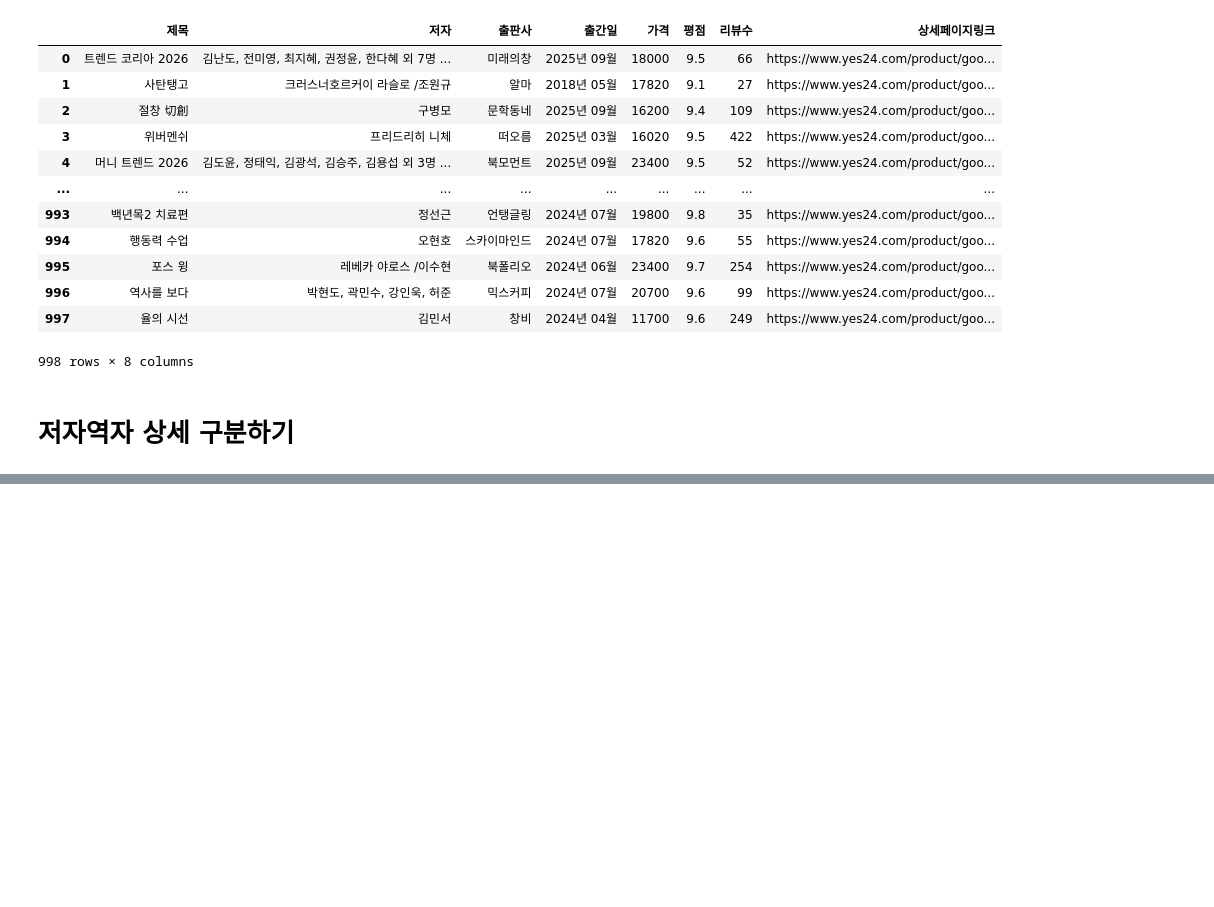
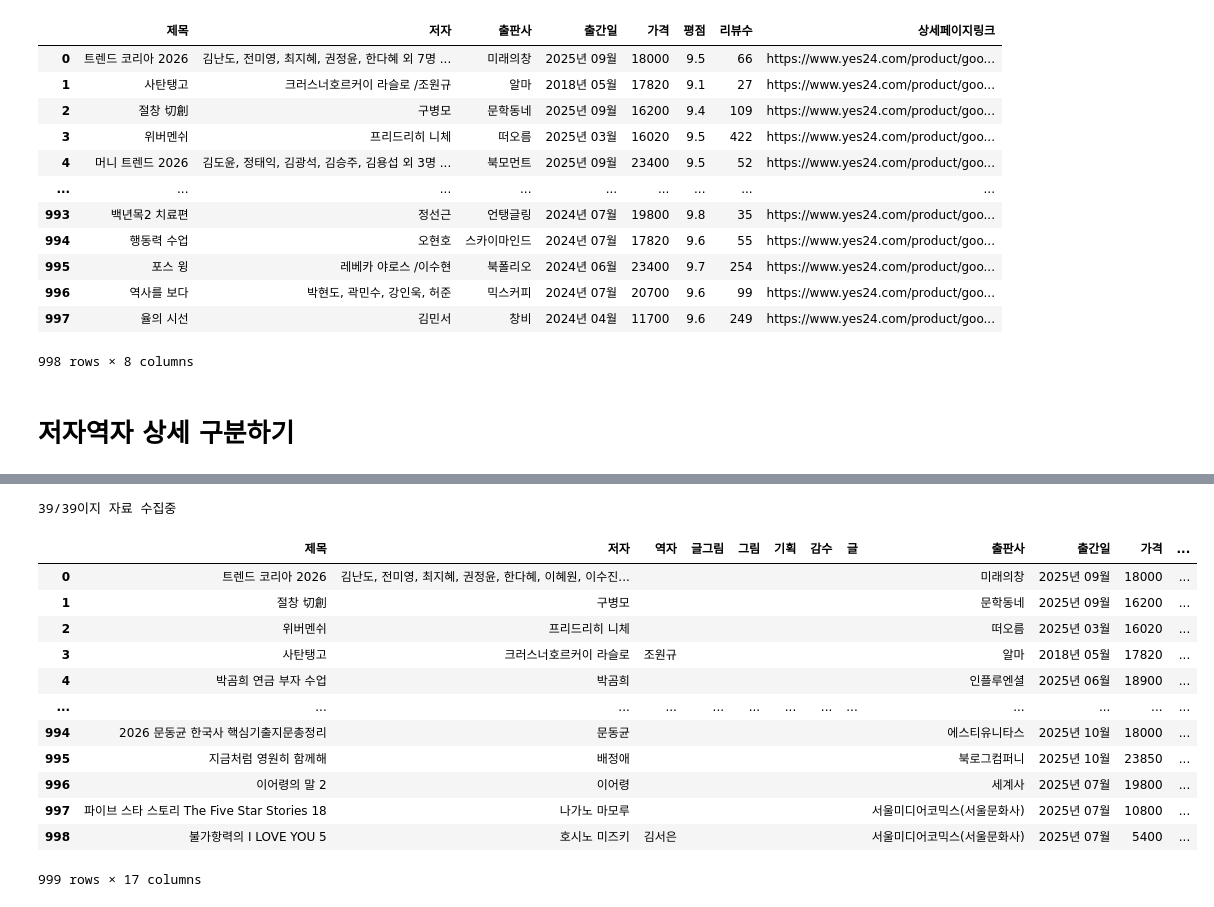
Before and after one commit to haram4th/fintech3, a Jupyter notebook: 05datascraping/07정적웹페이지 수집하기_yes24베스트셀러 자료 수집하기.ipynb, the cells around one changed output, grey strips where cells are left out. Drawn from its saved outputs; the diff is of its cells as text; code cells hidden in the pictures; blank space fills up the shorter version.

```diff
--- a/05datascraping/07정적웹페이지 수집하기_yes24베스트셀러 자료 수집하기.ipynb
+++ b/05datascraping/07정적웹페이지 수집하기_yes24베스트셀러 자료 수집하기.ipynb
@@ -353,0 +357,12 @@ book_list[58].select_one(".authPub.info_auth").text
+# %%
+url = "https://www.yes24.com/product/category/bestseller"
+payload = dict(categoryNumber="001", pageNumber=1, pageSize=120)
+r = requests.get(url, params=payload)
+#     print(r.url)
+#     print(r.status_code)
+response = bs(r.content, 'lxml')
+book_list = response.select("#yesBestList > li")
+# %%
+def text_clean(text):
+    text = text.replace("\n", "").replace("\r", "").replace("저", "").replace("역", "").strip()
+    return text
@@ -353,0 +408,58 @@ book_list[58].select_one(".authPub.info_auth").text
+# %%
+def detail_extraction(url):
+    r =requests.get(url)
+    soup = bs(r.content, 'lxml')
+    book_page = soup.select_one(".infoSetCont_wrap > div > table > tbody > tr:nth-child(2) > td").text.split()[0][:-1] if soup.select_one(".infoSetCont_wrap > div > table > tbody > tr:nth-child(2) > td") != None else 0
+    category = text_clean(soup.select_one("div.infoSetCont_wrap > dl:nth-child(1) > dd > ul").text).replace(">", " ").replace("/", " ") if soup.select_one("div.infoSetCont_wrap > dl:nth-child(1) > dd > ul") != None else "카테고리 없음"
+    description = text_clean(soup.select_one(".infoWrap_txtInner").text) if soup.select_one(".infoWrap_txtInner") != None else "책소개 없음"
+    return book_page, category, description
+# %%
+result = {}
+for page in range(1,10):
+    print(f"{page}/9 페이지 자료 수집중                ", end="\r")
+    url = "https://www.yes24.com/product/category/bestseller"
+    payload = dict(categoryNumber="001", pageNumber=page, pageSize=120)
+    r = requests.get(url, params=payload)
+#     print(r.url)
+#     print(r.status_code)
+    response = bs(r.content, 'lxml')
+    book_list = response.select("#yesBestList > li")
+    keys = ['제목', '저자', '역자', '글그림', '그림', '기획', '감수', '글',
+            '출판사', '출간일', '가격', '평점', '리뷰수', '상세페이지링크', '페이지수',
+           '카테고리', '책설명']
+    for idx ,book in enumerate(book_list):
+        print(f"{idx+1}/{len(book_list)}", end="\r")
+        book_title = book.select_one(".gd_name").text
+
+        author, trans, article_paint, paint, plan, supervise, article = author_extract(book)
+
+        publisher = book.select_one(".authPub.info_pub > a").text
+        pub_date = book.select_one(".authPub.info_date").text
+        price = int(book.select_one(".yes_b").text.replace(",", ""))
+        rating = float(book.select_one(".rating_grade > .yes_b").text) if book.select_one(".rating_grade > .yes_b") != None else 0
+        n_reviews = int(book.select_one(".rating_rvCount > a > em.txC_blue").text.replace(",", "")) if book.select_one(".rating_rvCount > a > em.txC_blue") != None else 0
+        link = "https://www.yes24.com" + book.select_one(".gd_name")['href']
+        book_page, category, description = detail_extraction(link)
+
+        values = (book_title, author, trans, article_paint, paint, plan, supervise, article,
+                  publisher, pub_date,  price, rating, n_reviews, link, book_page, category, description)
+        for key, value in zip(keys, values):
+            result.setdefault(key, []).append(value)
+
+df = pd.DataFrame(result)
+df
+# %% [output]
+39/39이지 자료 수집중
+|  | 제목 | 저자 | 역자 | 글그림 | 그림 | 기획 | 감수 | 글 | 출판사 | 출간일 | 가격 | ... |
+| 0 | 트렌드 코리아 2026 | 김난도, 전미영, 최지혜, 권정윤, 한다혜, 이혜원, 이수진... |  |  |  |  |  |  | 미래의창 | 2025년 09월 | 18000 | ... |
+| 1 | 절창 切創 | 구병모 |  |  |  |  |  |  | 문학동네 | 2025년 09월 | 16200 | ... |
+| 2 | 위버멘쉬 | 프리드리히 니체 |  |  |  |  |  |  | 떠오름 | 2025년 03월 | 16020 | ... |
+| 3 | 사탄탱고 | 크러스너호르커이 라슬로 | 조원규 |  |  |  |  |  | 알마 | 2018년 05월 | 17820 | ... |
+| 4 | 박곰희 연금 부자 수업 | 박곰희 |  |  |  |  |  |  | 인플루엔셜 | 2025년 06월 | 18900 | ... |
+| ... | ... | ... | ... | ... | ... | ... | ... | ... | ... | ... | ... | ... |
+| 994 | 2026 문동균 한국사 핵심기출지문총정리 | 문동균 |  |  |  |  |  |  | 에스티유니타스 | 2025년 10월 | 18000 | ... |
+| 995 | 지금처럼 영원히 함께해 | 배정애 |  |  |  |  |  |  | 북로그컴퍼니 | 2025년 10월 | 23850 | ... |
+| 996 | 이어령의 말 2 | 이어령 |  |  |  |  |  |  | 세계사 | 2025년 07월 | 19800 | ... |
+| 997 | 파이브 스타 스토리 The Five Star Stories 18 | 나가노 마모루 |  |  |  |  |  |  | 서울미디어코믹스(서울문화사) | 2025년 07월 | 10800 | ... |
+| 998 | 불가항력의 I LOVE YOU 5 | 호시노 미즈키 | 김서은 |  |  |  |  |  | 서울미디어코믹스(서울문화사) | 2025년 07월 | 5400 | ... |
+999 rows × 17 columns
```
Also changed, not shown: parts of 16 cells of this notebook, 3 other files.
